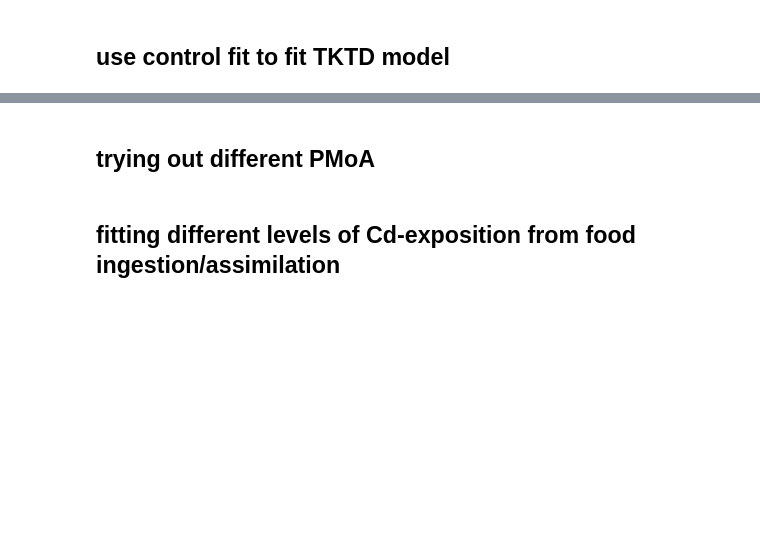
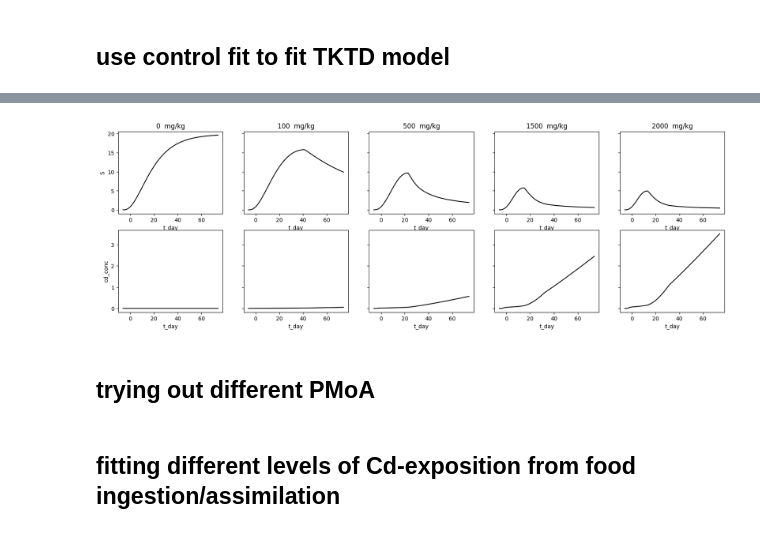
Before and after one commit to fzeitner/mempyDEB, a Jupyter notebook: folsomia_cadmium_project.ipynb, the cells around one changed output, grey strips where cells are left out. Drawn from its saved outputs; the diff is of its cells as text; code cells hidden in the pictures; blank space fills up the shorter version.

```diff
--- a/folsomia_cadmium_project.ipynb
+++ b/folsomia_cadmium_project.ipynb
@@ -149,10 +127,0 @@ fig, ax = plot_data(data)
-# %%
-f = setup_modelfit()
-f.defaultparams.spc.update(control_fitted_params)
-
-sim_intguess = f.simulator(control_fitted_params)
-sim_intguess
-data = load_data()
-fig, ax = plot_data(data)
-
-plot_sim(ax, sim_intguess)
@@ -170,0 +128,21 @@ array([[<Axes: title={'center': '0  mg/kg'}, xlabel='t_day', ylabel='Struktur (m
+# %%
+f = setup_modelfit(pmoa = 'A')
+f.defaultparams.spc.update(control_fitted_params)
+
+sim = f.run_optimization() # führe Kalibrierung mittels lokaler Optimisierung durch
+
+print(f"Estimated parameter values: {f.p_opt}")
+# Simulation optimisierter Parameter
+p = deepcopy(f.defaultparams)
+p.spc.update(f.p_opt)
+sim_opt = f.simulator(p.spc)
+
+# Visual predictive check
+
+fig, ax = plot_data(f.data)
+ax = plot_sim(ax, sim_opt)
+# %%
+f.run_optimization()
+# %%
+sim_intguess = sim_intguess.assign(cd_conc = lambda df : df.Cd_in / df.S)
+sim_intguess
@@ -171,3 +163,15 @@ array([[<Axes: title={'center': '0  mg/kg'}, xlabel='t_day', ylabel='Struktur (m
+# %%
+fig, ax = plt.subplots(ncols = 5, nrows=2, figsize = (20,6), sharey = 'row')
+
+for (i,C_W) in enumerate(sim_intguess.C_W.unique()):
+
+    ax[0,i].set(title = f'{C_W}  mg/kg')
+    obs = sim_intguess.loc[lambda df : df.C_W==C_W]
+
+    sns.lineplot(obs, x = 't_day', y = 'S', ax = ax[0,i], color = 'black')
+    sns.lineplot(obs, x = 't_day', y = 'cd_conc', ax = ax[1,i], color = 'black')
+# %% [output]
+[figure, added]
 # %% [markdown]
 ## trying out different PMoA
 # %% [markdown]
```
Also changed, not shown: parts of 5 cells of this notebook, 2 other files.
